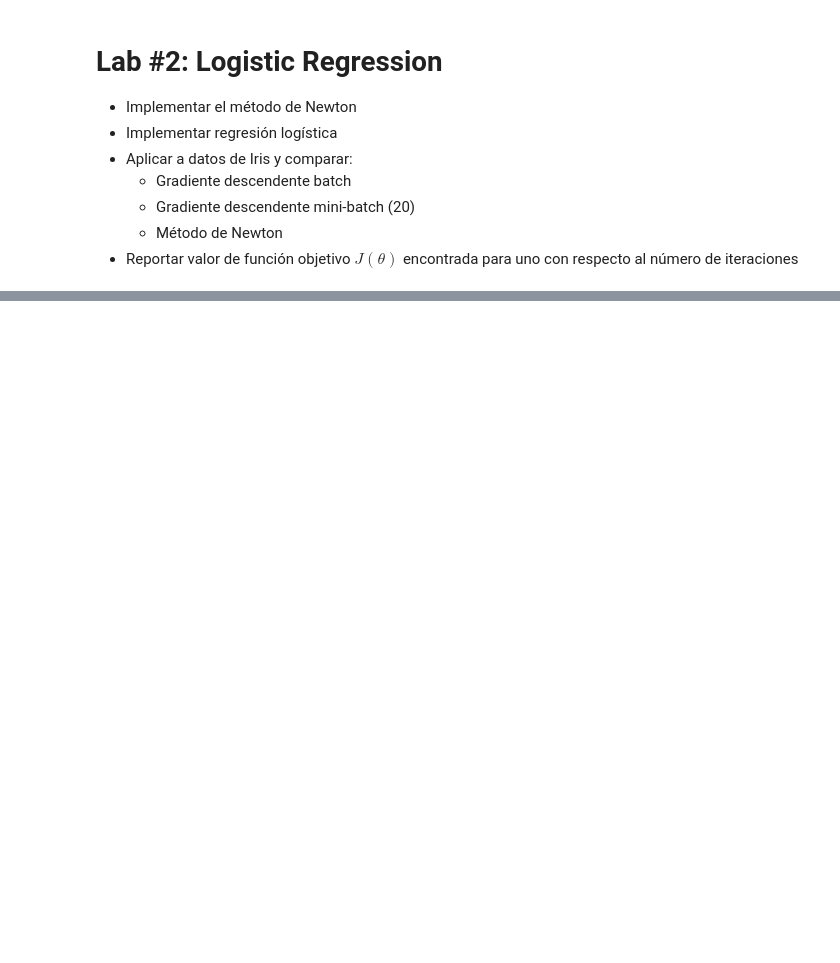
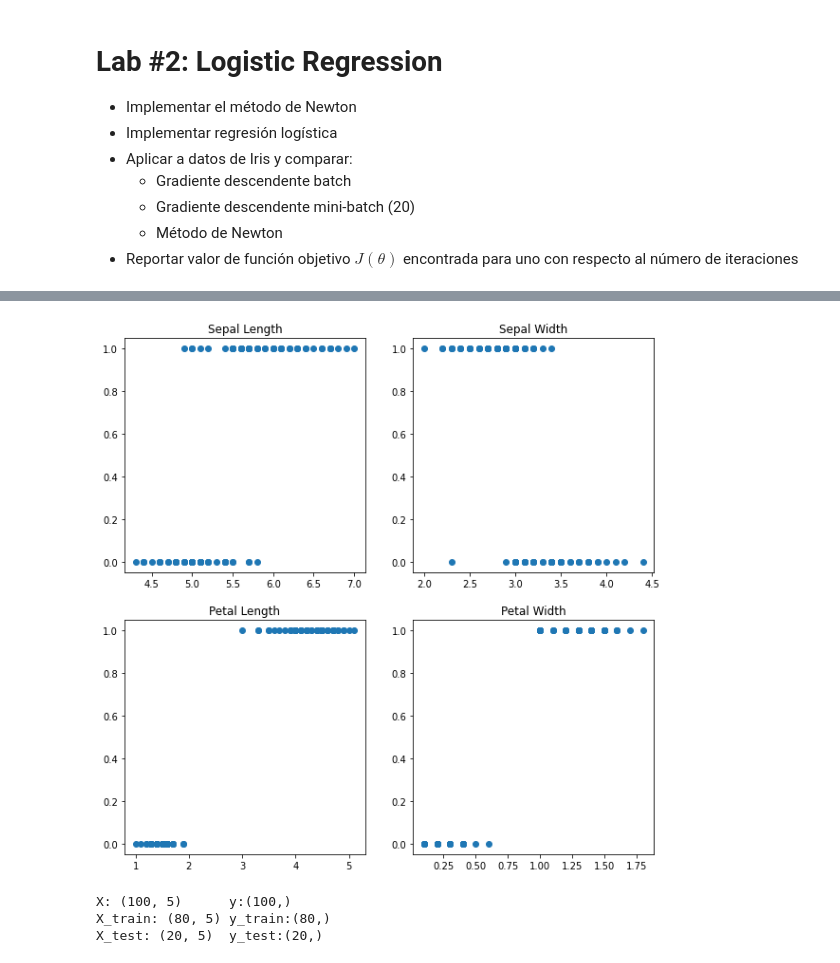
Before and after one commit to nestorivanmo/iimas-data-science, a Jupyter notebook: fall-21/machine-learning/labs/2-logistic-regression/code.ipynb, the cells around one changed output, grey strips where cells are left out. Cells and saved outputs as stored; diff of their text form; code cells hidden in the pictures; blank space fills up the shorter version.

```diff
--- a/fall-21/machine-learning/labs/2-logistic-regression/code.ipynb
+++ b/fall-21/machine-learning/labs/2-logistic-regression/code.ipynb
@@ -24,0 +23,8 @@ df.head()
+# %%
+df = pd.read_csv('iris.csv')
+print(f'With Virginica: {df.shape[0]} elements')
+virginica_idxs = list(df[df['iris_class'] == 'Iris-virginica'].index)
+df = df.drop(virginica_idxs)
+print(f'Without Virginica: {df.shape[0]} elements')
+df['iris_class'] = LabelEncoder().fit_transform(df['iris_class'])
+df.head()
@@ -24,0 +40,34 @@ df.head()
+# %%
+fig, axis = plt.subplots(nrows=2, ncols=2, figsize=(10,10))
+axis[0,0].scatter(x=df['sepal_length'], y=df['iris_class'])
+axis[0,0].set_title('Sepal Length')
+
+axis[0,1].scatter(x=df['sepal_width'], y=df['iris_class'])
+axis[0,1].set_title('Sepal Width')
+
+axis[1,0].scatter(x=df['petal_length'], y=df['iris_class'])
+axis[1,0].set_title('Petal Length')
+
+axis[1,1].scatter(x=df['petal_width'], y=df['iris_class'])
+axis[1,1].set_title('Petal Width')
+
+plt.show()
+# %% [output]
+[figure, added]
+# %%
+X = np.array([
+    np.repeat(1, df.shape[0]),
+    df.iloc[:, 0],
+    df.iloc[:, 1],
+    df.iloc[:, 2],
+    df.iloc[:, 3],
+]).T
+y = df.iloc[:, -1]
+print(f'X: {X.shape}\t y:{y.shape}')
+X_train, X_test, y_train, y_test = train_test_split(X, y, test_size=0.2, random_state=0)
+print(f'X_train: {X_train.shape} y_train:{y_train.shape}')
+print(f'X_test: {X_test.shape}  y_test:{y_test.shape}')
+# %% [output]
+X: (100, 5)      y:(100,)
+X_train: (80, 5) y_train:(80,)
+X_test: (20, 5)  y_test:(20,)
```
Also changed, not shown: parts of 11 cells of this notebook, 2 other files.
